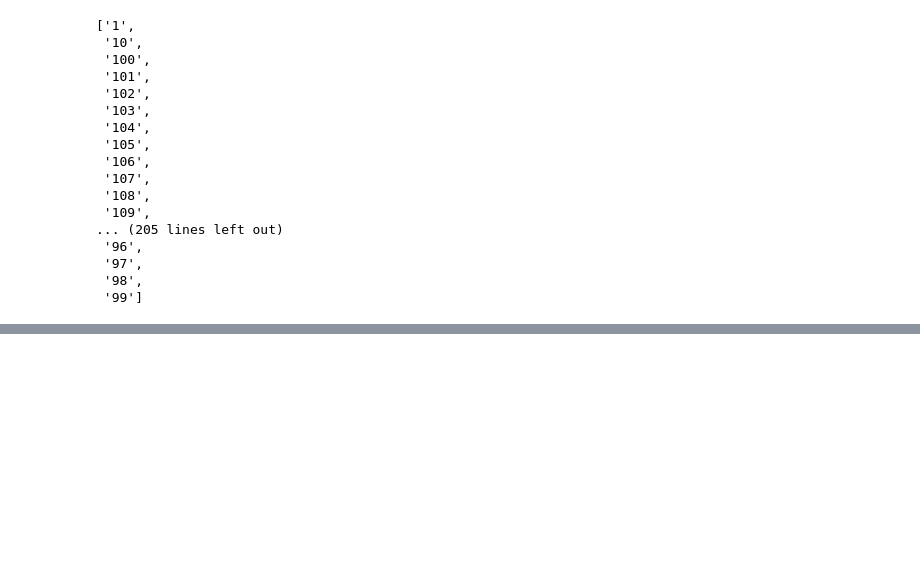
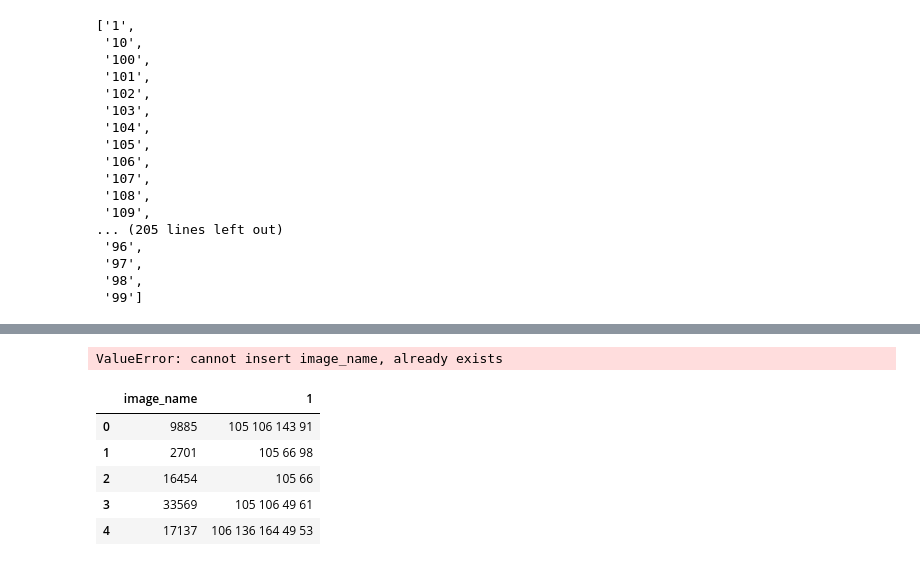
Before and after one commit to Muosvr/iMaterialistChallenge, a Jupyter notebook: iMaterialist-Challenge.ipynb, the cells around one changed output, grey strips where cells are left out. Drawn from its saved outputs; the diff is of its cells as text; code cells hidden in the pictures; blank space fills up the shorter version.

```diff
--- a/iMaterialist-Challenge.ipynb
+++ b/iMaterialist-Challenge.ipynb
@@ -571,0 +611,13 @@ Name: 1, Length: 10000, dtype: object
+# %%
+df_test.insert(0,'image_name',[o[5:-4] for o in data.test_ds.fnames])
+# %% [output]
+ValueError: cannot insert image_name, already exists
+# %%
+df_test.head()
+# %% [output]
+|  | image_name | 1 |
+| 0 | 9885 | 105 106 143 91 |
+| 1 | 2701 | 105 66 98 |
+| 2 | 16454 | 105 66 |
+| 3 | 33569 | 105 106 49 61 |
+| 4 | 17137 | 106 136 164 49 53 |
```
Also changed, not shown: parts of 21 cells of this notebook.
